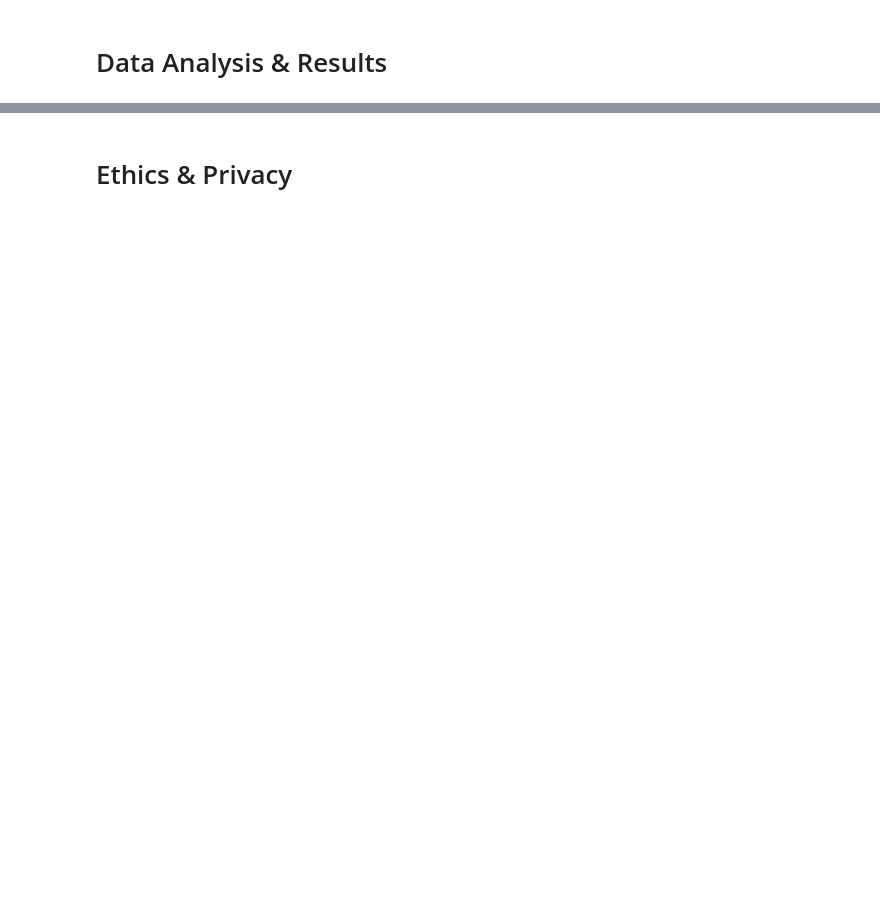
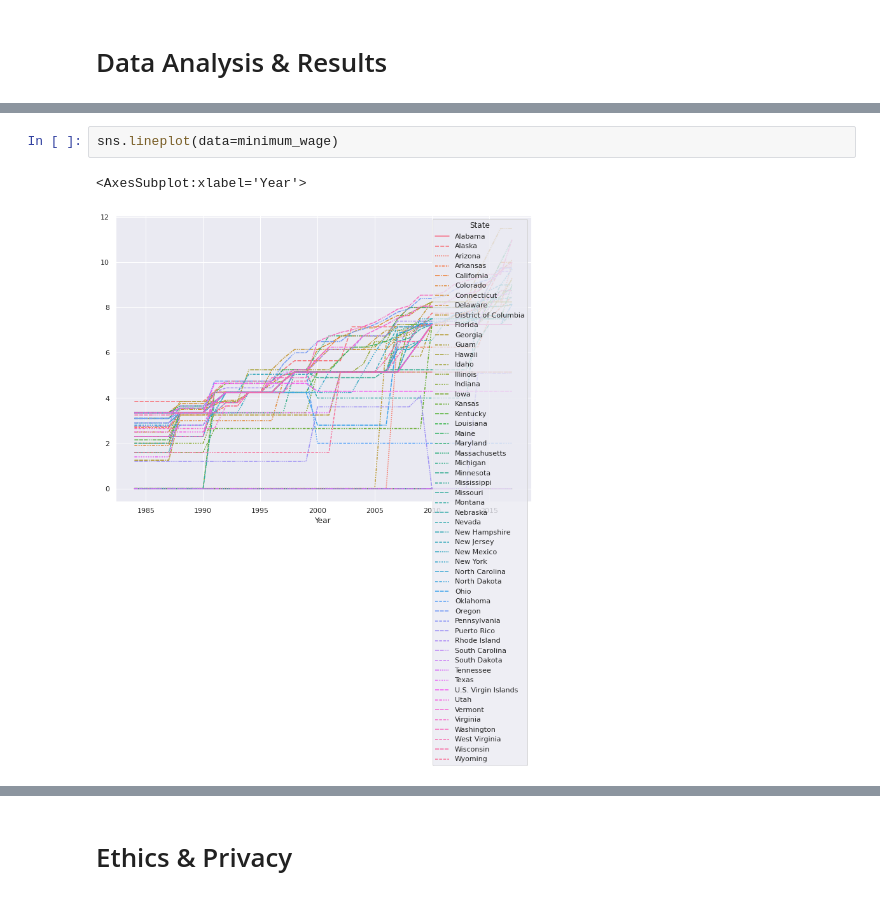
Before and after one commit to COGS108/FinalProject-Sp22, a Jupyter notebook: FinalProjectGroup004Sp22.ipynb, the cells around one changed output, grey strips where cells are left out. Cells and saved outputs as stored; diff of their text form; blank space fills up the shorter version.

```diff
--- a/FinalProjectGroup004Sp22.ipynb
+++ b/FinalProjectGroup004Sp22.ipynb
@@ -1629,0 +209,5 @@ The regression models built using the sklearn module each explain some amount of
+# %%
+sns.lineplot(data=minimum_wage)
+# %% [output]
+<AxesSubplot:xlabel='Year'>
+[figure, added]
```
Also changed, not shown: parts of 186 cells of this notebook.
